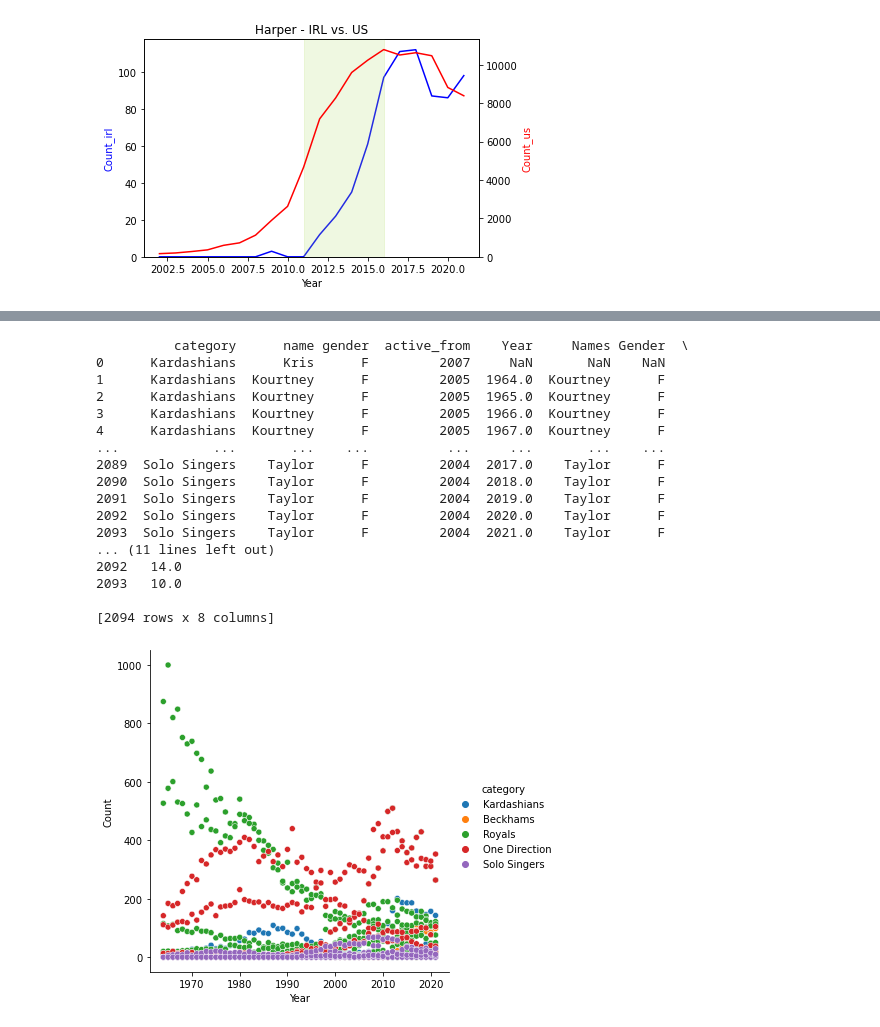
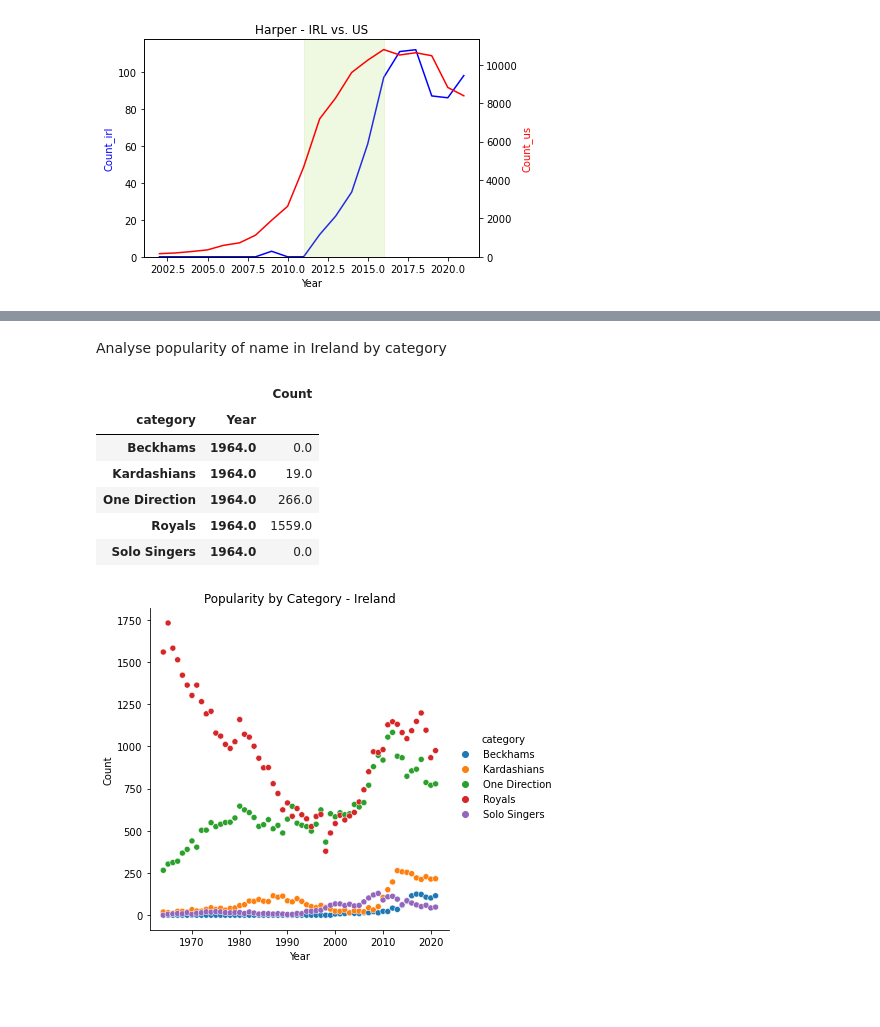
Before and after one commit to lisawhyte/UCDPA_LisaWhyte, a Jupyter notebook: BabyNames.ipynb, the cells around one changed output, grey strips where cells are left out. Saved outputs shown, nothing was run; the diff lists cells and outputs as text; code cells hidden in the pictures; blank space fills up the shorter version.

Commit message:
Added analysis of popularity by category

```diff
--- a/BabyNames.ipynb
+++ b/BabyNames.ipynb
@@ -704,31 +634,38 @@ compare_group("Solo Singers",5)
 [figure]
 [figure]
 [figure]
+# %% [markdown]
+Analyse popularity of name in Ireland by category
 # %%
-all_merge = pop_culture_names.merge(irl_AllNames, how='left',left_on=['name','gender'],right_on=['Names','Gender'])
-print(all_merge)
+#Merge pop_culture_names with irl_AllNames to get the data for just the pop culture names through the years in Ireland
+irl_by_cat = pop_culture_names.merge(irl_AllNames, how='left',left_on=['name','gender'],right_on=['Names','Gender'])
+#Replace NaN values with zero
+irl_by_cat = irl_by_cat.fillna(0)
+#As some pop-culture names have never appeared in Ireland, some years were set to zero so this will only take years from 1964
+irl_by_cat = irl_by_cat[irl_by_cat['Year']>=1964]
+#Subset data with just the columns required
+irl_by_cat = irl_by_cat.loc[:,["category","Year","Count"]]
+#Group by category and year and add the "Count" values for each name using Numpy .sum
+irl_by_cat = irl_by_cat.groupby(['category',"Year"]).sum()
+#Sort by Year then category
+irl_by_cat = irl_by_cat.sort_values(['Year','category'])
+#Check result by returning top 5 rows
+irl_by_cat.head()
 # %% [output]
-          category      name gender  active_from    Year     Names Gender  \
-0      Kardashians      Kris      F         2007     NaN       NaN    NaN
-1      Kardashians  Kourtney      F         2005  1964.0  Kourtney      F
-2      Kardashians  Kourtney      F         2005  1965.0  Kourtney      F
-3      Kardashians  Kourtney      F         2005  1966.0  Kourtney      F
-4      Kardashians  Kourtney      F         2005  1967.0  Kourtney      F
-...            ...       ...    ...          ...     ...       ...    ...
-2089  Solo Singers    Taylor      F         2004  2017.0    Taylor      F
-2090  Solo Singers    Taylor      F         2004  2018.0    Taylor      F
-2091  Solo Singers    Taylor      F         2004  2019.0    Taylor      F
-2092  Solo Singers    Taylor      F         2004  2020.0    Taylor      F
-2093  Solo Singers    Taylor      F         2004  2021.0    Taylor      F
-... (11 lines left out)
-2092   14.0
-2093   10.0
-
-[2094 rows x 8 columns]
+|  |  | Count |
+| category | Year |  |
+| Beckhams | 1964.0 | 0.0 |
+| Kardashians | 1964.0 | 19.0 |
+| One Direction | 1964.0 | 266.0 |
+| Royals | 1964.0 | 1559.0 |
+| Solo Singers | 1964.0 | 0.0 |
 # %%
+#Using Seaborn plot the above data on a scatter plot
+#Set hue to category to view each category in a different colour
 sns.relplot(x="Year", y="Count",
-            data=all_merge,
+            data=irl_by_cat,
             kind="scatter", hue="category")
+plt.title("Popularity by Category - Ireland")
 plt.show()
 # %% [output]
-[figure, old version]
+[figure, new version]
```
Also changed, not shown: parts of 20 cells of this notebook.
